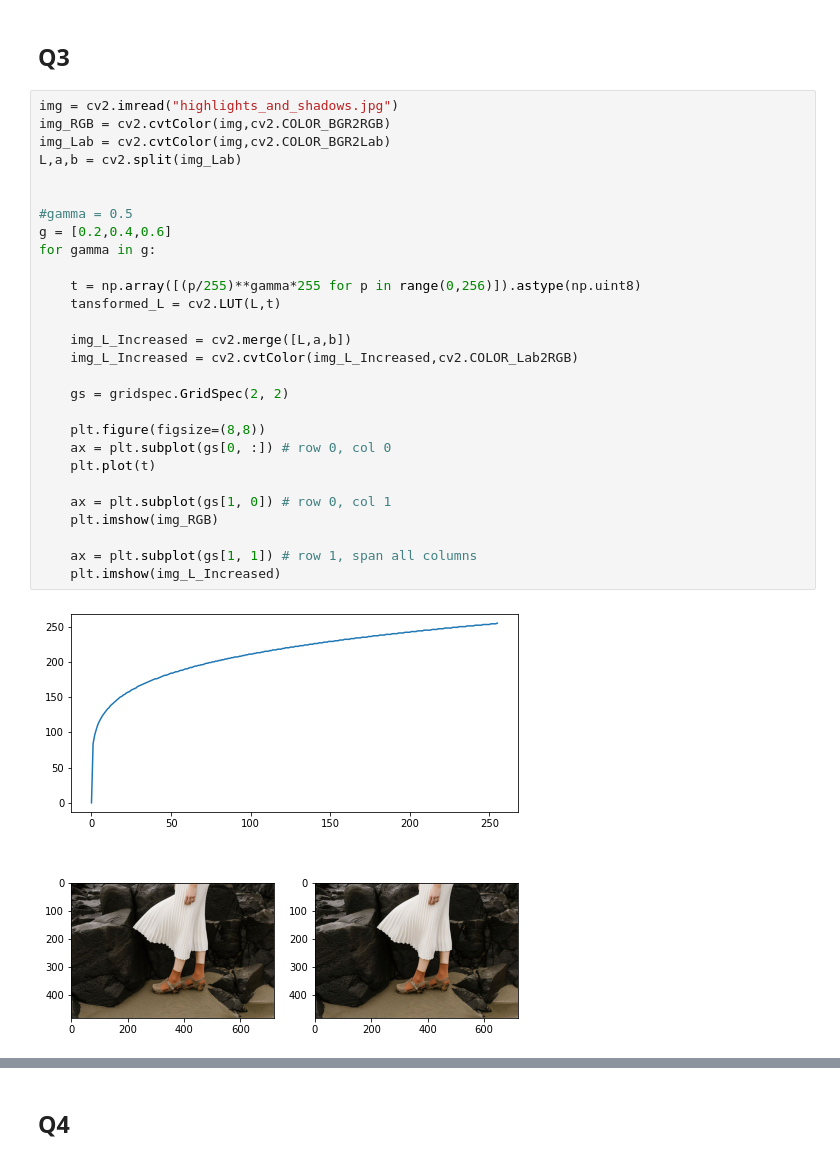
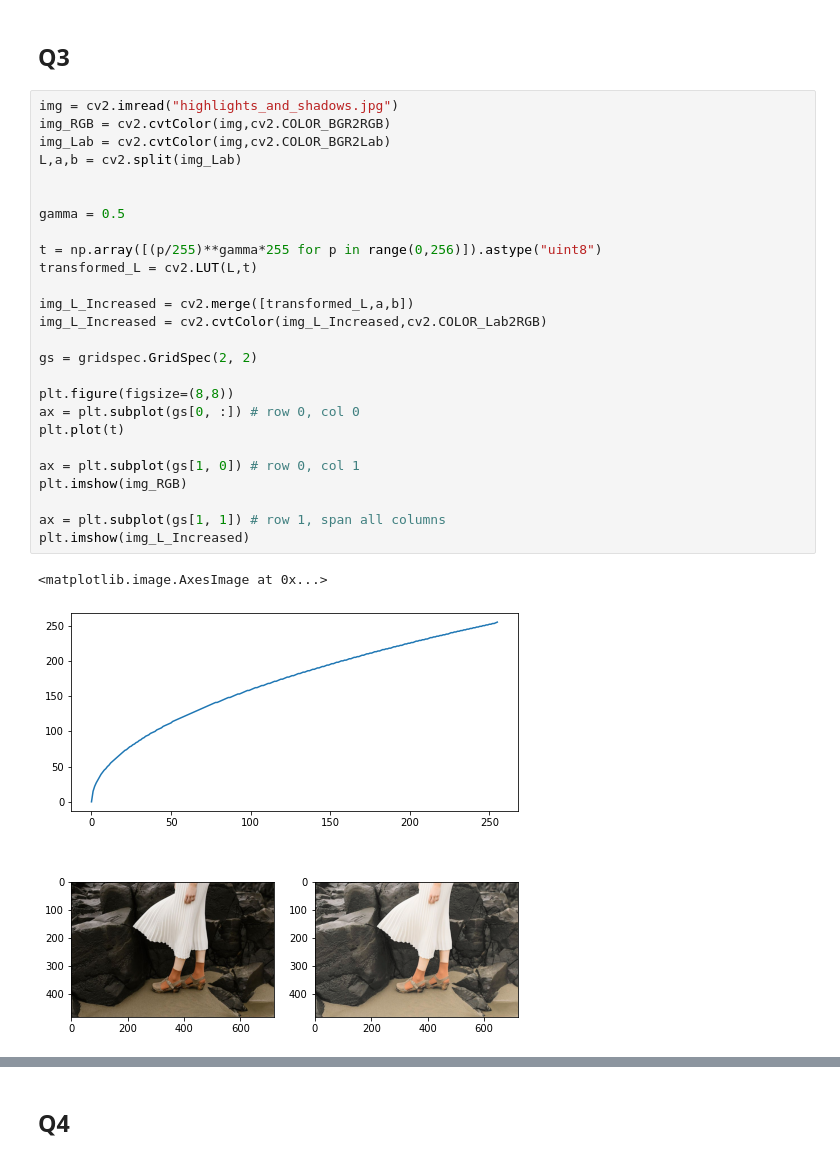
Before and after one commit to muditha11/ImageProcessingAndMachineVision, a Jupyter notebook: assignment 1/assignment1.ipynb, the cells around one changed output, grey strips where cells are left out. Drawn from its saved outputs; the diff is of its cells as text.

```diff
--- a/assignment 1/assignment1.ipynb
+++ b/assignment 1/assignment1.ipynb
@@ -98,30 +98,29 @@ plt.imshow(g)
 # %%
 img = cv2.imread("highlights_and_shadows.jpg")
 img_RGB = cv2.cvtColor(img,cv2.COLOR_BGR2RGB)
 img_Lab = cv2.cvtColor(img,cv2.COLOR_BGR2Lab)
 L,a,b = cv2.split(img_Lab)
 
 
-#gamma = 0.5
-g = [0.2,0.4,0.6]
-for gamma in g:
+gamma = 0.5
 
-    t = np.array([(p/255)**gamma*255 for p in range(0,256)]).astype(np.uint8)
-    tansformed_L = cv2.LUT(L,t)
+t = np.array([(p/255)**gamma*255 for p in range(0,256)]).astype("uint8")
+transformed_L = cv2.LUT(L,t)
 
-    img_L_Increased = cv2.merge([L,a,b])
-    img_L_Increased = cv2.cvtColor(img_L_Increased,cv2.COLOR_Lab2RGB)
+img_L_Increased = cv2.merge([transformed_L,a,b])
+img_L_Increased = cv2.cvtColor(img_L_Increased,cv2.COLOR_Lab2RGB)
 
-    gs = gridspec.GridSpec(2, 2)
+gs = gridspec.GridSpec(2, 2)
 
-    plt.figure(figsize=(8,8))
-    ax = plt.subplot(gs[0, :]) # row 0, col 0
-    plt.plot(t)
+plt.figure(figsize=(8,8))
+ax = plt.subplot(gs[0, :]) # row 0, col 0
+plt.plot(t)
 
-    ax = plt.subplot(gs[1, 0]) # row 0, col 1
-    plt.imshow(img_RGB)
+ax = plt.subplot(gs[1, 0]) # row 0, col 1
+plt.imshow(img_RGB)
 
-    ax = plt.subplot(gs[1, 1]) # row 1, span all columns
-    plt.imshow(img_L_Increased)
+ax = plt.subplot(gs[1, 1]) # row 1, span all columns
+plt.imshow(img_L_Increased)
 # %% [output]
+<matplotlib.image.AxesImage at 0x...>
-[figure, old version]
+[figure, new version]
```
Also changed, not shown: parts of 4 cells of this notebook.
